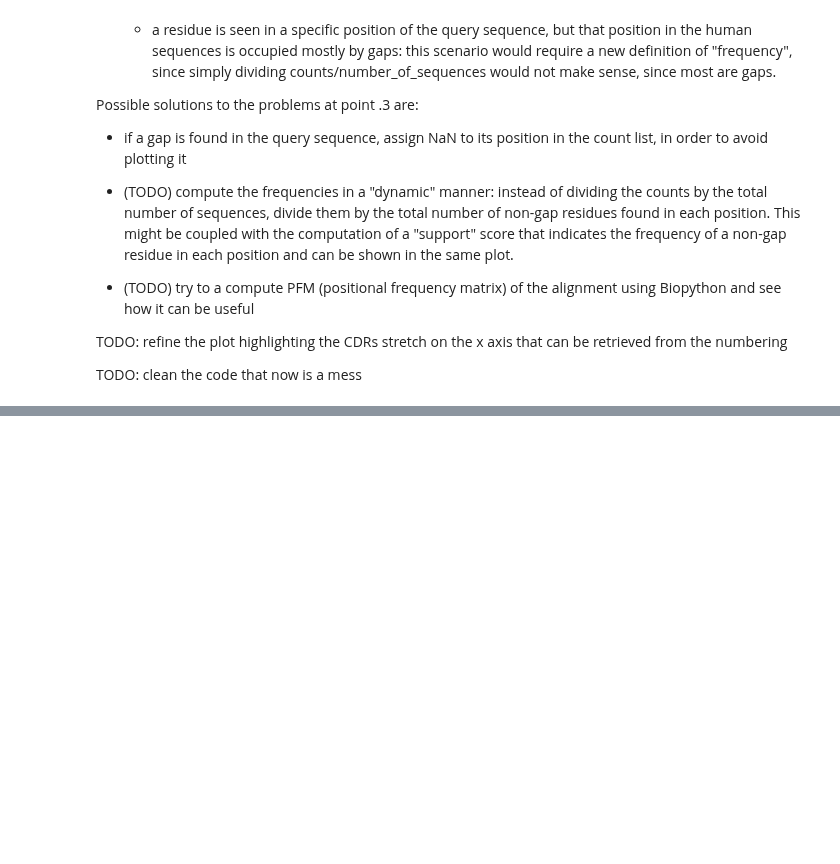
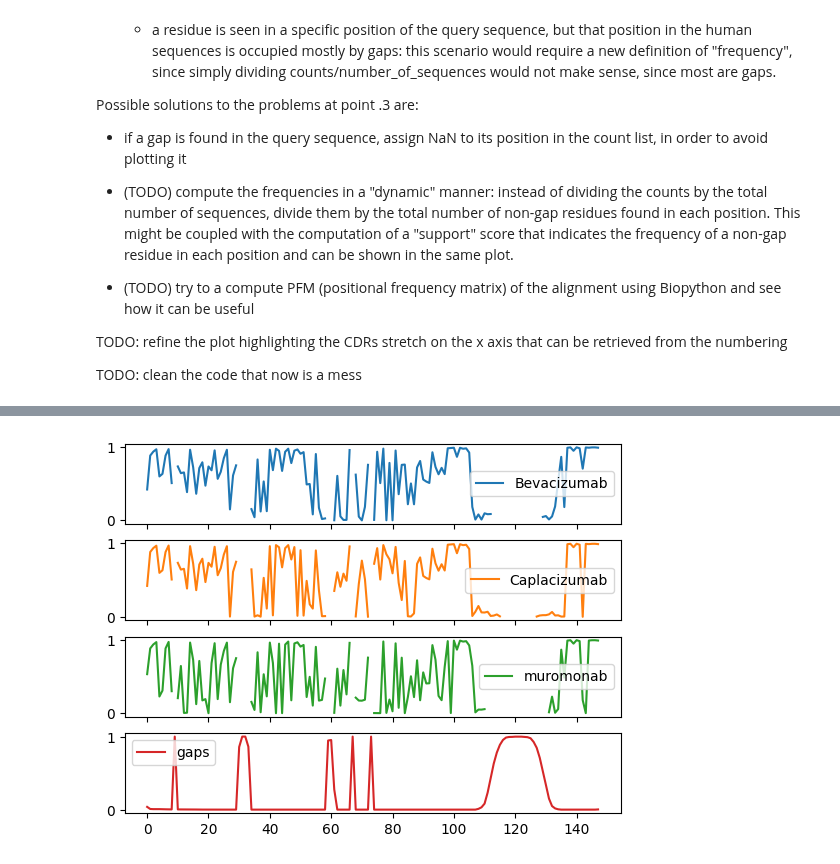
Before and after one commit to enricofrigoli/bioinformatics_fall22, a Jupyter notebook: task2c.ipynb, the cells around one changed output, grey strips where cells are left out. Cells and saved outputs as stored; diff of their text form; code cells hidden in the pictures; blank space fills up the shorter version.

```diff
--- a/task2c.ipynb
+++ b/task2c.ipynb
@@ -166,0 +124,4 @@ plot_frequencies(frequencies)
+# %%
+counts = compute_PFM('data/alignments/restOfSequences.fasta')
+# print(counts.keys(), len(counts.keys()))
+print(counts)
@@ -166,0 +146,31 @@ plot_frequencies(frequencies)
+# %%
+def compute_frequences(queryFastaPath, countsDf):
+    querySeq = [(seq.id, seq.seq) for seq in SeqIO.parse(queryFastaPath, 'fasta')]
+    nSeqInDf = countsDf.sum()[0]
+    frequences = dict()
+
+    for sequence in querySeq:
+        Id = sequence[0]
+        seq = sequence[1]
+
+        frequences[Id] = [0] * len(seq)
+
+        for i in range(len(seq)):
+            if seq[i] != '-':
+                frequences[Id][i] = countsDf.loc[seq[i]][i] / nSeqInDf
+            else:
+                frequences[Id][i] = np.NaN
+
+    # add gaps entry
+    frequences['gaps'] = countsDf.loc['-'] / nSeqInDf
+
+    return frequences
+# %%
+def plot_frequences(counts):
+    frequences = compute_frequences('data/alignments/nTopSequences.fasta', counts)
+    frequences = pd.DataFrame(frequences)
+    frequences.plot(subplots=True)
+
+plot_frequences(counts)
+# %% [output]
+[figure, added]
```
Also changed, not shown: parts of 7 cells of this notebook.
